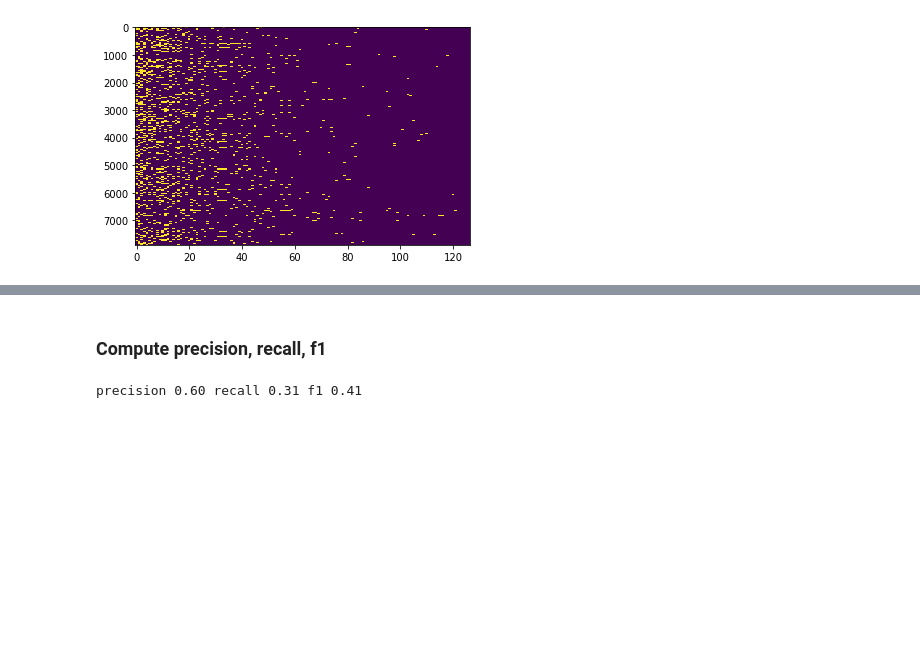
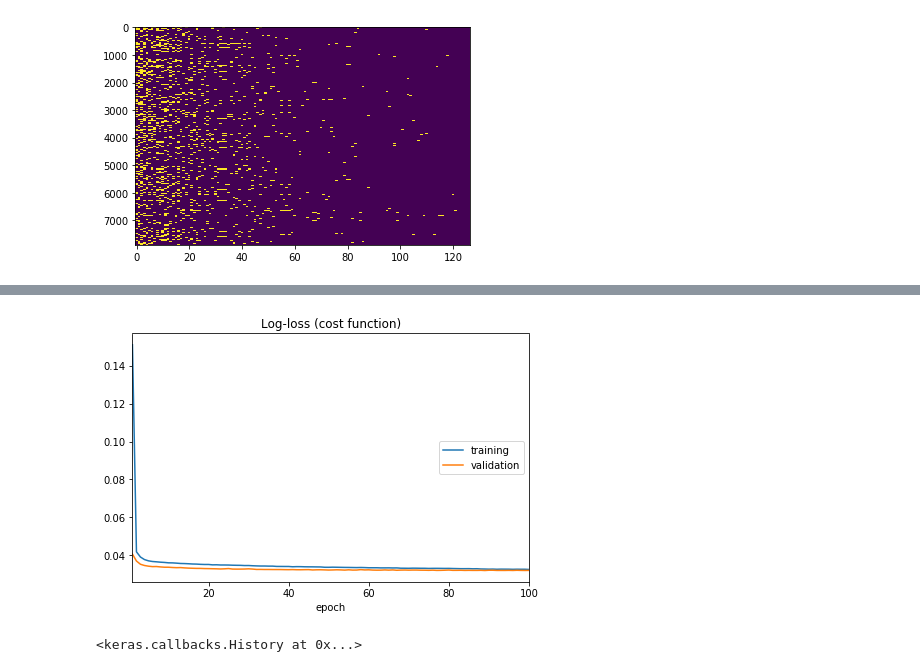
Before and after one commit to joewandy/smiles2spectra, a Jupyter notebook: notebooks/Spectra2Fingerprint.ipynb, the cells around one changed output, grey strips where cells are left out. Saved outputs shown, nothing was run; the diff lists cells and outputs as text; code cells hidden in the pictures; blank space fills up the shorter version.

```diff
--- a/notebooks/Spectra2Fingerprint.ipynb
+++ b/notebooks/Spectra2Fingerprint.ipynb
@@ -229,18 +326 @@ batch_size = 32
 epochs = 100
-# %%
-def get_model(input_dim, output_dim, latent_dim):
-
-    input_layer = Input(shape=(input_dim,))
-    encoded = Dense(latent_dim, activation='tanh')(input_layer)
-    decoded = Dense(output_dim, activation='sigmoid')(encoded)
-    autoencoder = Model(input_layer, decoded)
-
-    encoder = Model(input_layer, encoded)
-
-    encoded_input = Input(shape=(latent_dim,))
-    decoder_layer = autoencoder.layers[-1]
-    decoder = Model(encoded_input, decoder_layer(encoded_input))
-
-    autoencoder.compile(optimizer='adam', loss='mean_squared_error')
-
-    return autoencoder, encoder, decoder
@@ -286,0 +473,10 @@ Epoch 00033: early stopping
+# %%
+input_dim = fp_mat.shape[1]
+output_dim = spectra.shape[1]
+latent_dim = 64
+batch_size = 32
+epochs = 100
+# %%
+autoencoder, encoder, decoder = get_model(input_dim, output_dim, latent_dim)
+autoencoder.summary()
+# plot_model_in_notebook(autoencoder)
@@ -287 +501,11 @@ Epoch 00033: early stopping
+# %%
+autoencoder.fit(fingerprint_train, spectra_train,
+                epochs=epochs,
+                batch_size=batch_size,
+                shuffle=True,
+                validation_data=(fingerprint_test, spectra_test),
+                callbacks=callbacks)
+# %% [output]
+[figure, added]
+<keras.callbacks.History at 0x...>
 # %%
@@ -290,2 +513,0 @@ predicted_fingerprint = decoder.predict(latent)
-# %% [markdown]
-### Compute precision, recall, f1
@@ -323,7 +513,0 @@ for i in range(len(fingerprint_test)):
-# %%
-precision = total_tp / float(total_tp + total_fp)
-recall = total_tp / float(total_tp + total_fn)
-f1 = 2 * (precision * recall) / (precision + recall)
-print('precision %.2f recall %.2f f1 %.2f' % (precision, recall, f1))
-# %% [output]
-precision 0.60 recall 0.31 f1 0.41
```
Also changed, not shown: parts of 41 cells of this notebook, 1 other file.
